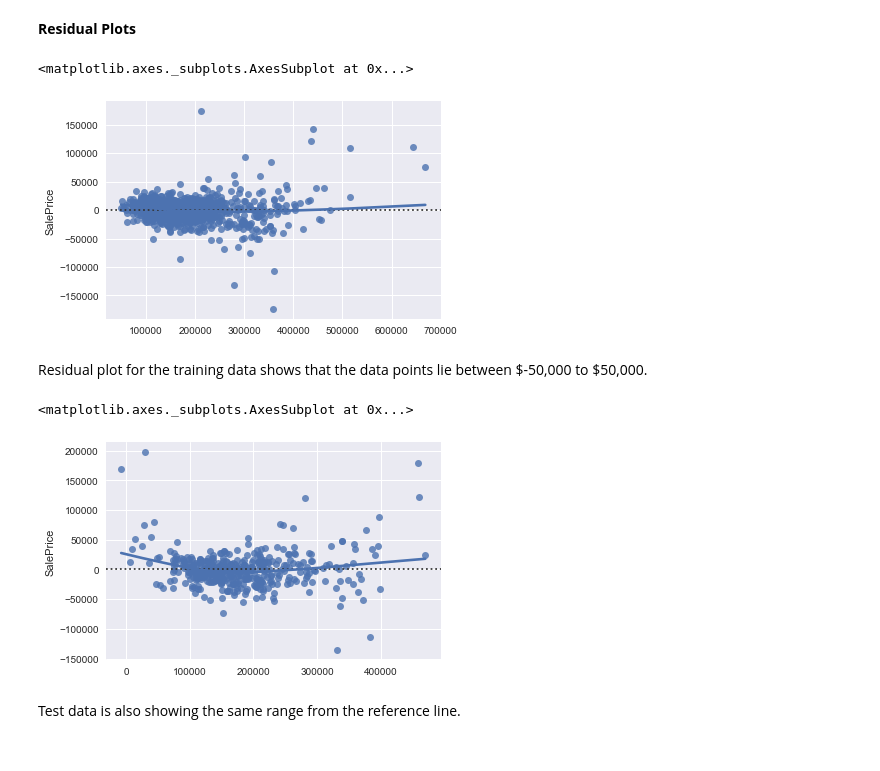
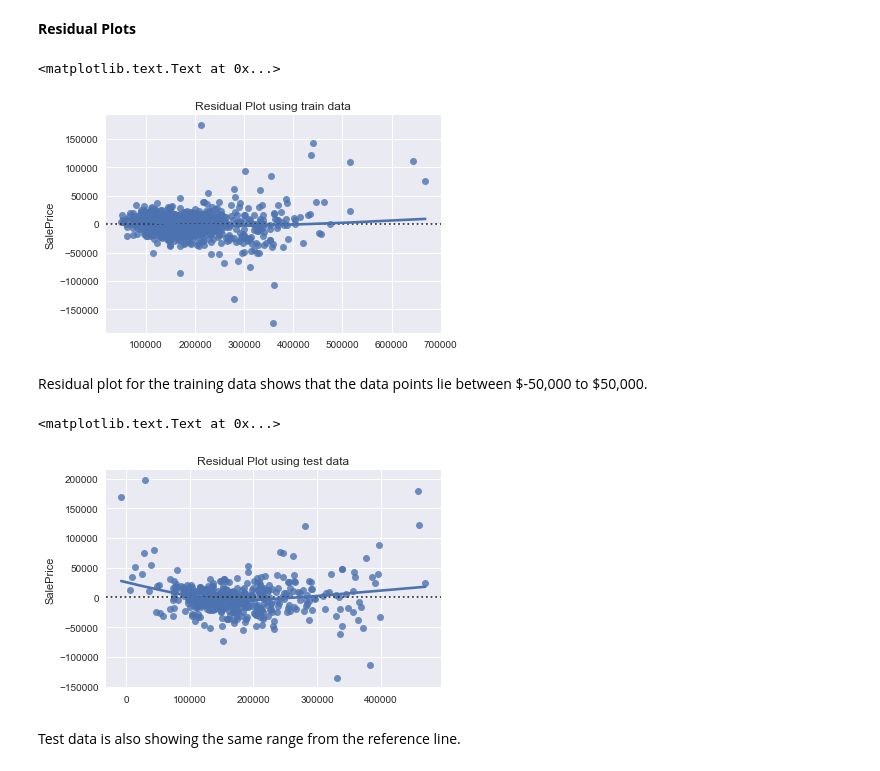
Before and after one commit to NikhilaThota/CapstoneProject_House_Prices_Prediction, a Jupyter notebook: Regression_Analysis.ipynb, the cells around one changed output. Cells and saved outputs as stored; diff of their text form; code cells hidden in the pictures.

```diff
--- a/Regression_Analysis.ipynb
+++ b/Regression_Analysis.ipynb
@@ -320,16 +319,18 @@ Root mean sqaured error for test data is: 30352.931
 **Residual Plots**
 # %%
 sns.residplot(x=lm.predict(X_train), y=Y_train, lowess=True)
+plt.title('Residual Plot using train data')
 # %% [output]
-<matplotlib.axes._subplots.AxesSubplot at 0x...>
+<matplotlib.text.Text at 0x...>
-[figure, old version]
+[figure, new version]
 # %% [markdown]
 Residual plot for the training data shows that the data points lie between \$-50,000 to \$50,000.
 # %%
 sns.residplot(x=lm.predict(X_test), y=Y_test, lowess=True)
+plt.title('Residual Plot using test data')
 # %% [output]
-<matplotlib.axes._subplots.AxesSubplot at 0x...>
+<matplotlib.text.Text at 0x...>
-[figure, old version]
+[figure, new version]
 # %% [markdown]
 Test data is also showing the same range from the reference line.
 # %%
```
Also changed, not shown: parts of 20 cells of this notebook.
